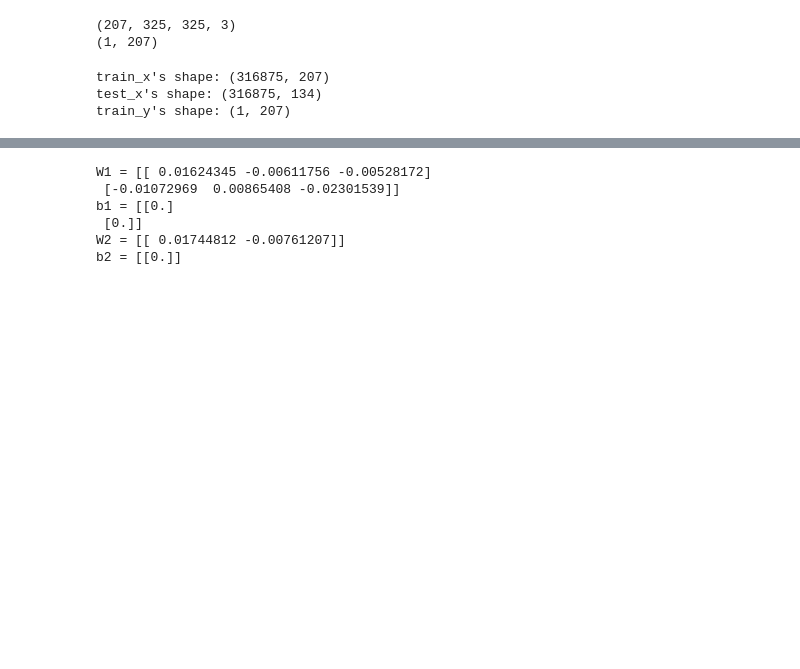
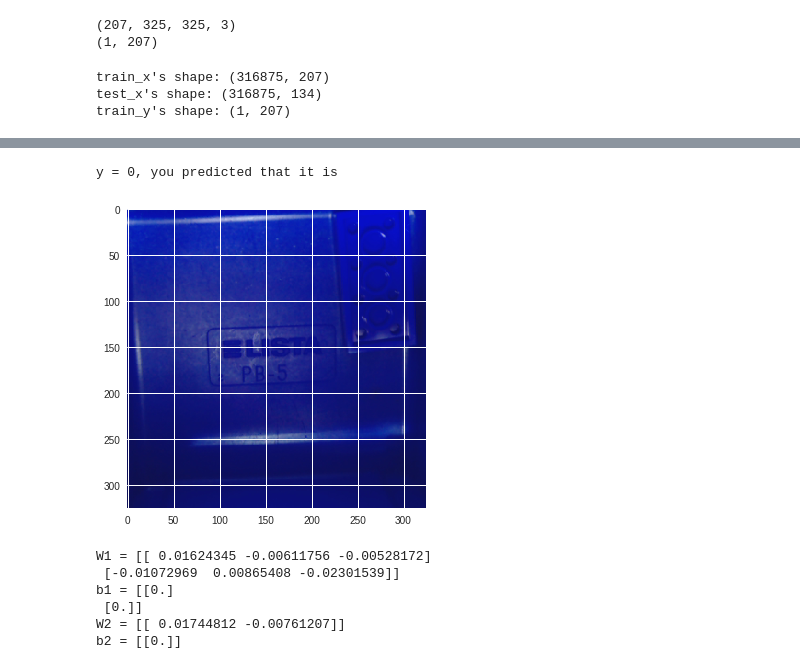
Before and after one commit to tylerlum/Tray_Image_Classifier_A, a Jupyter notebook: ReadData.ipynb, the cells around one changed output, grey strips where cells are left out. Cells and saved outputs as stored; diff of their text form; code cells hidden in the pictures; blank space fills up the shorter version.

```diff
--- a/ReadData.ipynb
+++ b/ReadData.ipynb
@@ -205,3 +480,13 @@ train_y's shape: (1, 207)
+# %%
+num_px = 325
+# %%
+# Example of a picture that was wrongly classified.
+index = 100
+plt.imshow(test_x[:,index].reshape((num_px, num_px, 3)))
+print ("y = " + str(test_y[0,index]) + ", you predicted that it is")
+# %% [output]
+y = 0, you predicted that it is
+[figure, added]
 # %%
 ### CONSTANTS DEFINING THE MODEL ####
 n_x = 316875     # num_px * num_px * 3
```
Also changed, not shown: parts of 8 cells of this notebook.
